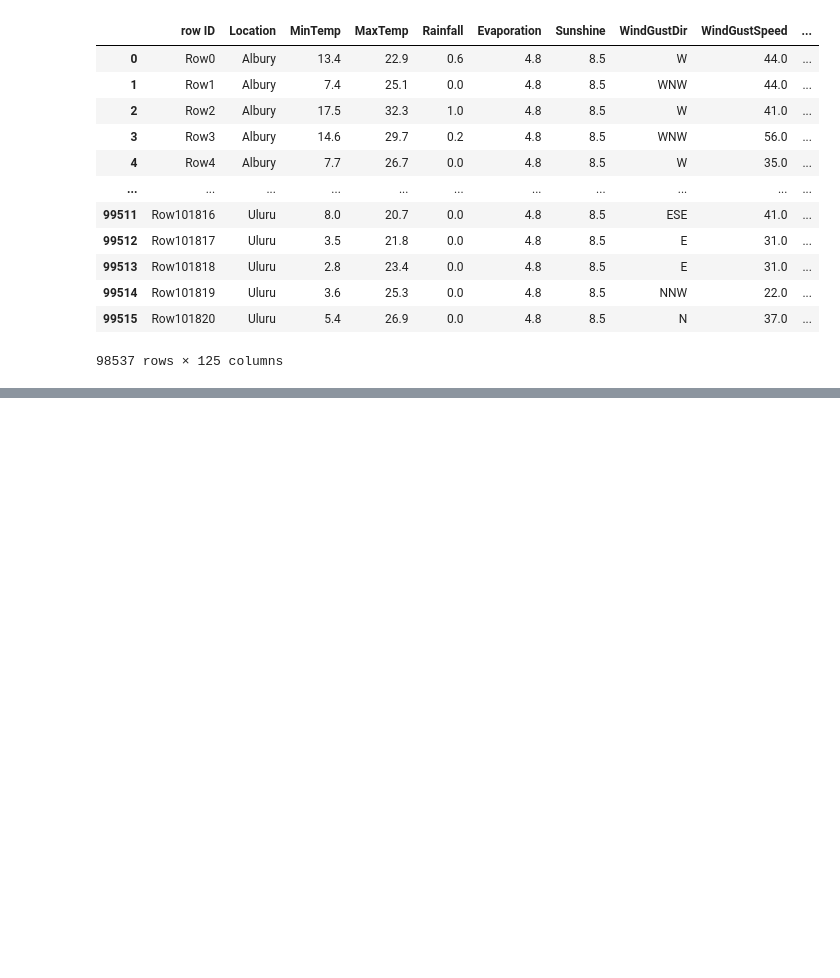
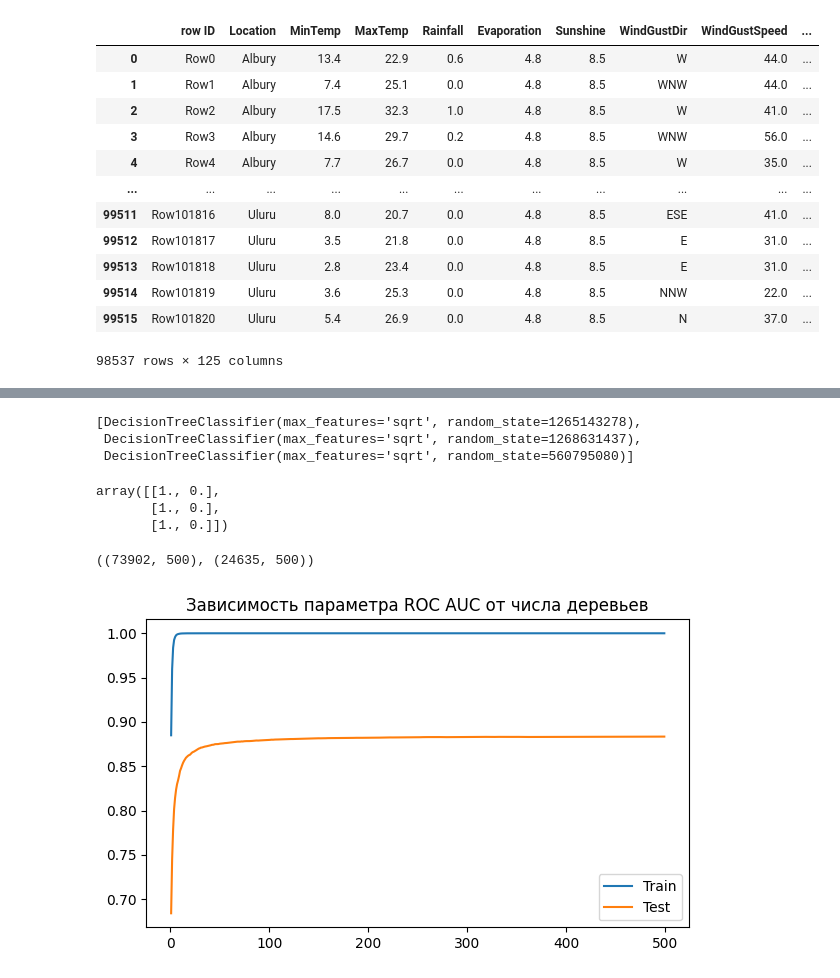
Before and after one commit to Grashch/Data-science, a Jupyter notebook: Weather_Forest.ipynb, the cells around one changed output, grey strips where cells are left out. Cells and saved outputs as stored; diff of their text form; code cells hidden in the pictures; blank space fills up the shorter version.

```diff
--- a/Weather_Forest.ipynb
+++ b/Weather_Forest.ipynb
@@ -166,0 +163,36 @@ OOB: 0.8845486477470537
+# %%
+forest.estimators_[:3]
+# %% [output]
+[DecisionTreeClassifier(max_features='sqrt', random_state=1265143278),
+ DecisionTreeClassifier(max_features='sqrt', random_state=1268631437),
+ DecisionTreeClassifier(max_features='sqrt', random_state=560795080)]
+# %%
+forest.estimators_[1].predict_proba(X_train)[:3,:]
+# %% [output]
+array([[1., 0.],
+       [1., 0.],
+       [1., 0.]])
+# %%
+pred_train = np.hstack([estimator.predict_proba(X_train)[:,1].reshape((-1, 1)) for estimator in forest.estimators_])
+pred_test = np.hstack([estimator.predict_proba(X_test)[:,1].reshape((-1, 1)) for estimator in forest.estimators_])
+# %%
+pred_train.shape, pred_test.shape
+# %% [output]
+((73902, 500), (24635, 500))
+# %%
+roc_auc = {'Train' : [], 'Test' : []}
+for i in range(1, pred_train.shape[1]):
+  roc_auc['Train'].append(roc_auc_score(y_train, pred_train[:,:i].mean(axis=1)))
+for i in range(1, pred_test.shape[1]):
+  roc_auc['Test'].append(roc_auc_score(y_test, pred_test[:,:i].mean(axis=1)))
+# %%
+plt.figure(figsize=(7, 4))
+plt.plot(range(1, pred_train.shape[1]), roc_auc['Train'], label='Train')
+plt.plot(range(1, pred_test.shape[1]), roc_auc['Test'], label='Test')
+plt.title('Зависимость параметра ROC AUC от числа деревьев')
+# plt.xlabel('Число деревьев')
+# plt.ylabel('ROC AUC')
+plt.legend()
+plt.show()
+# %% [output]
+[figure, added]
```
Also changed, not shown: parts of 5 cells of this notebook.
